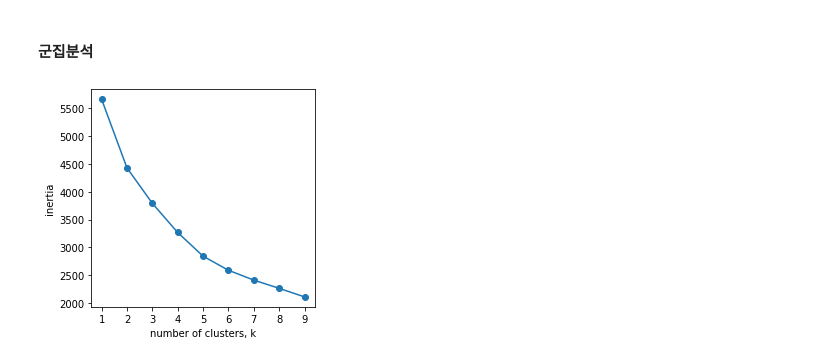
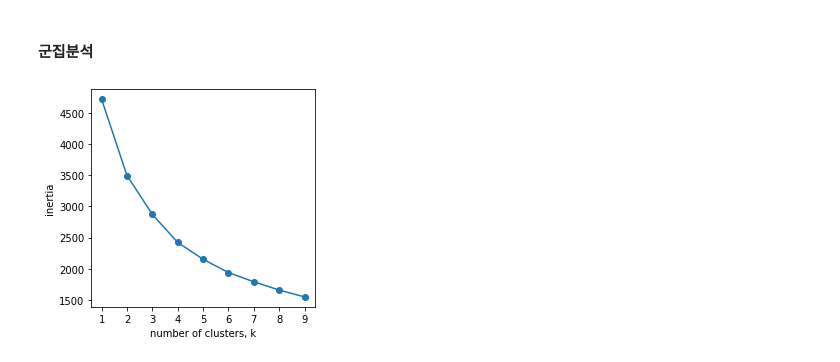
Before and after one commit to dev-gw/SSL_analysis, a Jupyter notebook: Library_DS.ipynb, the cells around one changed output. Saved outputs shown, nothing was run; the diff lists cells and outputs as text; code cells hidden in the pictures.

```diff
--- a/Library_DS.ipynb
+++ b/Library_DS.ipynb
@@ -147,14 +151,0 @@ column name: Budget
-# %%
-def cut_outlier(df, columns):
-    df=df.copy()
-    for column in columns:
-        q1=df[column].quantile(.25)
-        q3=df[column].quantile(.75)
-        iqr=q3-q1
-        low=q1-1.5*iqr
-        high=q3+1.5*iqr
-        df.loc[df[column]<low, column]=low
-        df.loc[df[column]>high, column]=high
-    return df
-
-data_merge = cut_outlier(data_merge,['Training_time', 'License', 'Irregular_volunteer', 'Part_time'])
@@ -183,3 +175,18 @@ Index([               'Name',              'Branch',                'Type',
+# %%
+# 이상치 제거
+def cut_outlier(df, columns):
+    df=df.copy()
+    for column in columns:
+        q1=df[column].quantile(.25)
+        q3=df[column].quantile(.75)
+        iqr=q3-q1
+        low=q1-1.5*iqr
+        high=q3+1.5*iqr
+        df.loc[df[column]<low, column]=low
+        df.loc[df[column]>high, column]=high
+    return df
+
+data_merge = cut_outlier(data_merge,['Training_time', 'License', 'Irregular_volunteer'])
 # %% [markdown]
 #### Forium 시각화
 # %%
@@ -218,7 +225,7 @@ from sklearn.preprocessing import StandardScaler
 from sklearn.preprocessing import LabelEncoder
 
 
-data_merge.drop(['Gu','Dong', 'Longitude', 'Latitude', 'Address', 'Branch', 'Meeting','Committee'], axis=1, inplace=True)
+data_merge.drop(['Gu','Dong', 'Address', 'Branch', 'Meeting','Committee'], axis=1, inplace=True)
 
 # 범주형 변수 인코딩
 ohe_data = pd.get_dummies(data_merge, columns=['Type', 'PC', 'Financial','Off_library', 'Mutual_borrow', 'Program', 'Operation_status'])
@@ -333,26 +338,26 @@ shap.summary_plot(shap_values, X_train, plot_type='bar')
 # %%
 from sklearn.cluster import KMeans
 # 적절한 군집수 찾기
 # Inertia(군집 내 거리제곱합의 합) value (적정 군집수)
-cl_data = ohe_data[['Budget', 'Books', 'Irregular_volunteer', 'Operating_days', 'Room' ,'Area']]
+cl_data = ohe_data[['Budget', 'Books', 'Operating_days', 'Room' ,'Area']]
 ks = range(1,10)
 inertias = []
 
 for k in ks:
     model = KMeans(n_clusters=k)
     model.fit(cl_data)
     inertias.append(model.inertia_)
 
 # Plot ks vs inertias
 plt.figure(figsize=(4, 4))
 
 plt.plot(ks, inertias, '-o')
 plt.xlabel('number of clusters, k')
 plt.ylabel('inertia')
 plt.xticks(ks)
 plt.show()
 # %% [output]
-[figure, old version]
+[figure, new version]
 # %%
 from sklearn.cluster import KMeans
 
```
Also changed, not shown: parts of 16 cells of this notebook.
